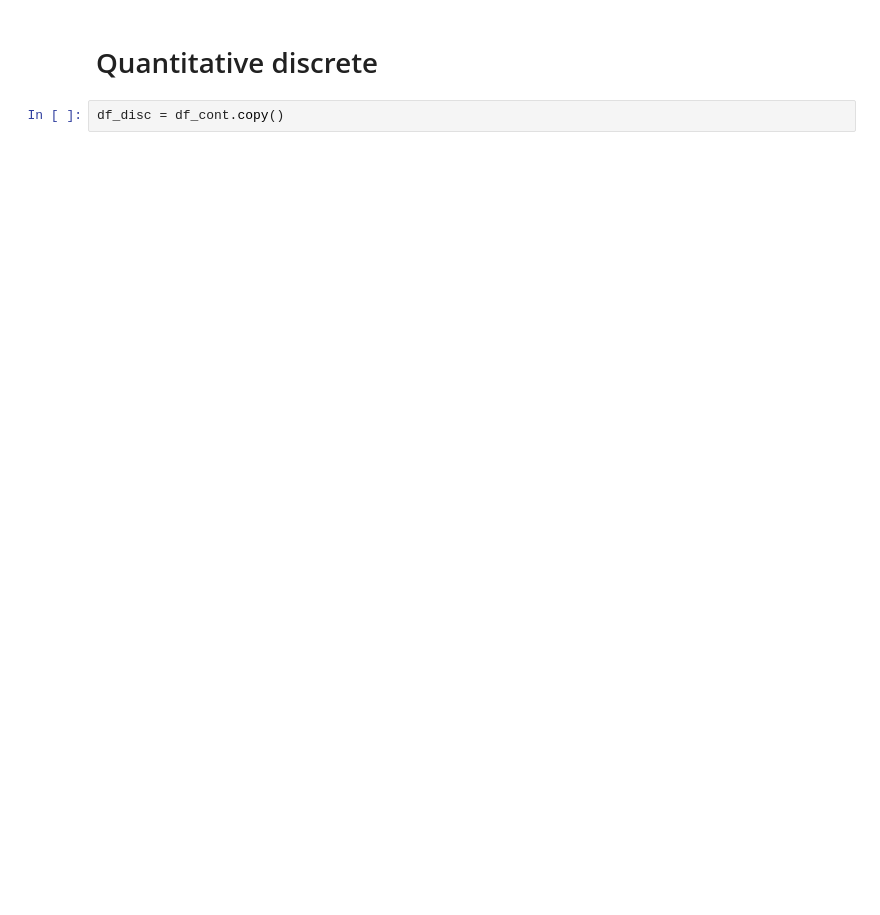
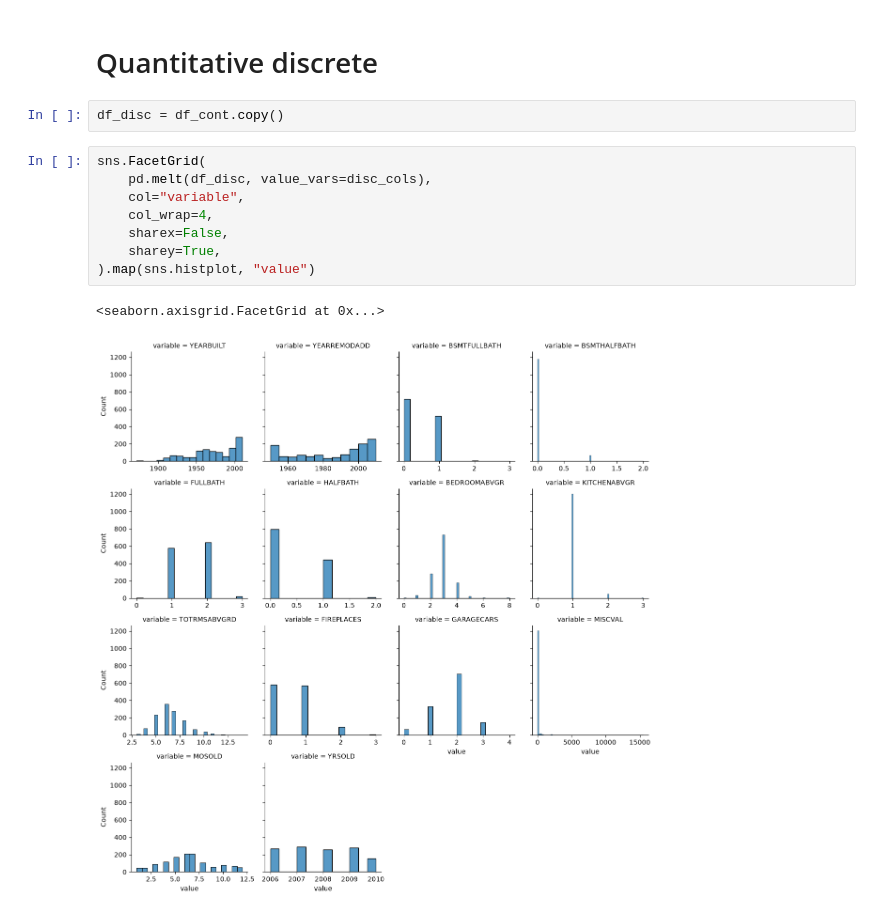
Before and after one commit to lucasamtaylor01/KaggleHousePrices, a Jupyter notebook: noteboks/03_feature_engineering.ipynb, the cells around one changed output. Cells and saved outputs as stored; diff of their text form; blank space fills up the shorter version.

Commit message:
feat: add quantitative discrete variables analysis

```diff
--- a/noteboks/03_feature_engineering.ipynb
+++ b/noteboks/03_feature_engineering.ipynb
@@ -537,3 +550,14 @@ sns.FacetGrid(
 # Quantitative discrete
 # %%
 df_disc = df_cont.copy()
+# %%
+sns.FacetGrid(
+    pd.melt(df_disc, value_vars=disc_cols),
+    col="variable",
+    col_wrap=4,
+    sharex=False,
+    sharey=True,
+).map(sns.histplot, "value")
+# %% [output]
+<seaborn.axisgrid.FacetGrid at 0x...>
+[figure, added]
```
Also changed, not shown: parts of 13 cells of this notebook.
